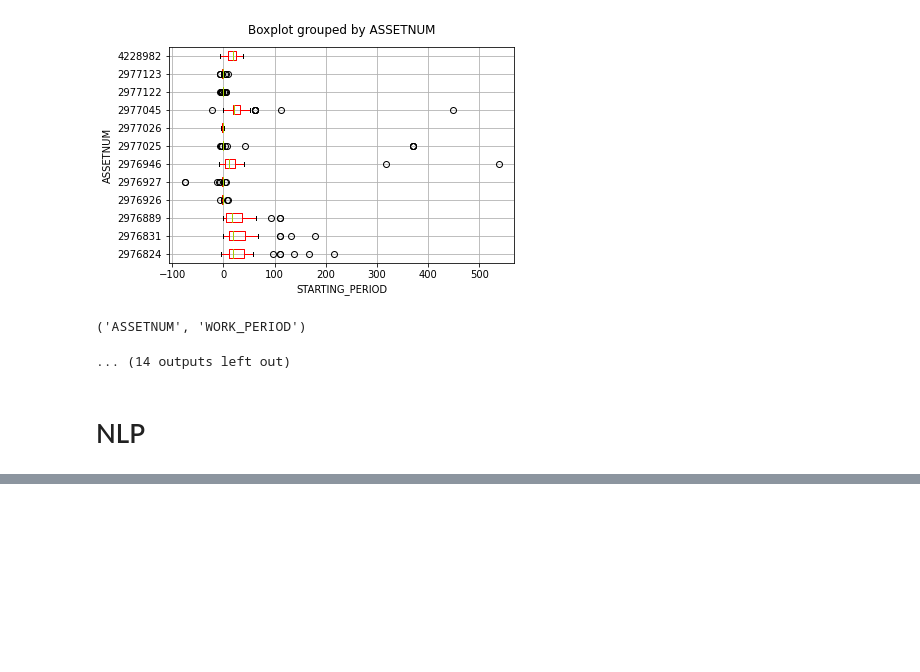
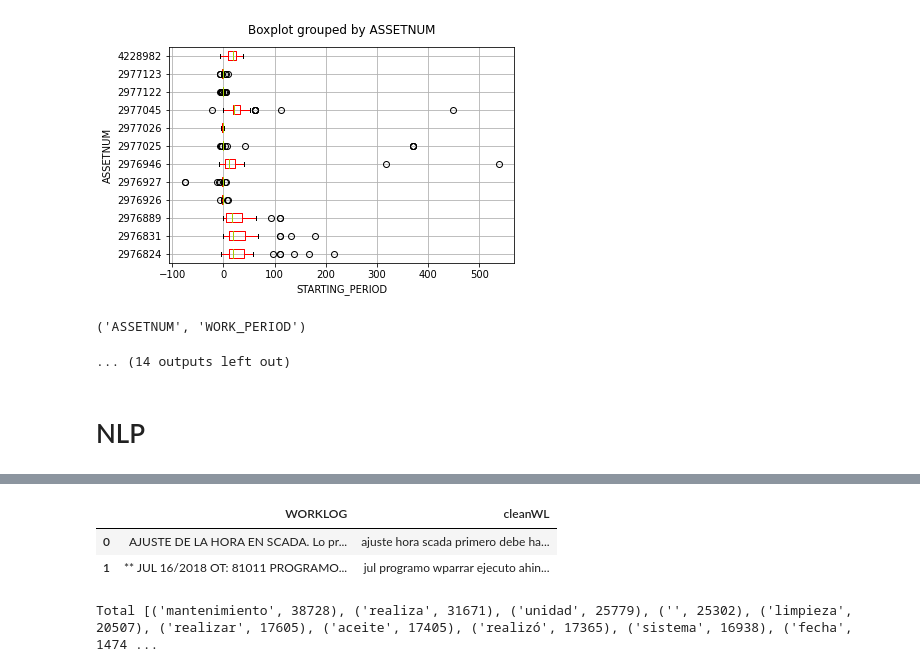
Before and after one commit to juanseleon1/DS4-Team74, a Jupyter notebook: PythonFiles/juan/Juan.ipynb, the cells around one changed output, grey strips where cells are left out. Cells and saved outputs as stored; diff of their text form; code cells hidden in the pictures; blank space fills up the shorter version.

```diff
--- a/PythonFiles/juan/Juan.ipynb
+++ b/PythonFiles/juan/Juan.ipynb
@@ -236,0 +260,42 @@ wo_proc["WORKLOG"] = wo_proc["WORKLOG"]
+# %%
+from nltk.tokenize import TweetTokenizer
+import collections
+import re
+from collections import Counter
+import string
+
+# remove punctuation, uppercase and stopwords
+#I did the process of removing stopwords and punctuation  twice as it produced a cleaner version of the reviews.
+def remove_sw(text,stop_words):
+    tok=TweetTokenizer() #I used tweeter tokenizer so contractions are taken as one word. Ie: don't is one word.
+    tokens = tok.tokenize(str(text).lower())
+    text_nsw = [token for token in tokens if not token in stop_words] #Remove stopwords
+    new_text = ' '.join(text_nsw)
+    new_text=new_text.replace('\n', '')
+    new_text=new_text.replace('', '')
+    punctuation=string.punctuation
+    new_text = re.sub(' +', ' ', new_text) #Remove extra blankspaces
+    text ="".join([char if char not in punctuation else "" for char in new_text])
+    new_text = re.sub(' +', ' ', text)
+    tokens = tok.tokenize(new_text.lower())
+    text_nsw = [token for token in tokens if not token in stop_words] #Remove stopwords again
+    new_text = ' '.join(text_nsw)
+    new_text = re.sub("[0-9]+","",new_text)
+    new_text = re.sub("\s+[a-z]\s+"," ",new_text)
+    new_text = re.sub(' +', ' ', new_text) #Remove extra blankspaces
+
+    return new_text
+
+stop_words = stopwords.words('spanish') # I should add &quot, &#34, ive and im to stop words as they are frequent in movie_tv database
+stop_words.append("ot")
+stop_words.append("°")
+stop_words.append("ot")
+stop_words.append('')
+
+#'don', "don't",
+merge_nlp['WORKLOG']=merge_nlp['WORKLOG'].astype(str)
+print(merge_nlp.dtypes)
+#Keep negation of verbs for improving negative review analysis
+merge_nlp['cleanWL'] = merge_nlp['WORKLOG'].apply(lambda x: remove_sw(x,stop_words))
+
+merge_nlp['cleanWL'].head()
@@ -236,0 +321,22 @@ wo_proc["WORKLOG"] = wo_proc["WORKLOG"]
+# %%
+pd.set_option('display.max_colwidth', None)
+merge_nlp[["WORKLOG",'cleanWL']].head(2)
+# %% [output]
+|  | WORKLOG | cleanWL |
+| 0 | AJUSTE DE LA HORA EN SCADA. Lo pr... | ajuste hora scada primero debe ha... |
+| 1 | ** JUL 16/2018 OT: 81011 PROGRAMO... | jul programo wparrar ejecuto ahin... |
+# %%
+def count_frequent(df):
+    total_counts = Counter()
+    reviews=df[["cleanWL"]] #Get Reviews
+    for i,col in reviews.iterrows():
+        for word in col["cleanWL"].lower().split(" "):
+            total_counts[word]+=1 #add to total counter
+
+    return total_counts
+
+merged_tot=count_frequent(merge_nlp)
+top_n=21
+print("Total",merged_tot.most_common()[0:top_n])
+# %% [output]
+Total [('mantenimiento', 38728), ('realiza', 31671), ('unidad', 25779), ('', 25302), ('limpieza', 20507), ('realizar', 17605), ('aceite', 17405), ('realizó', 17365), ('sistema', 16938), ('fecha', 1474 ...
```
Also changed, not shown: parts of 10 cells of this notebook, 5 other files.
